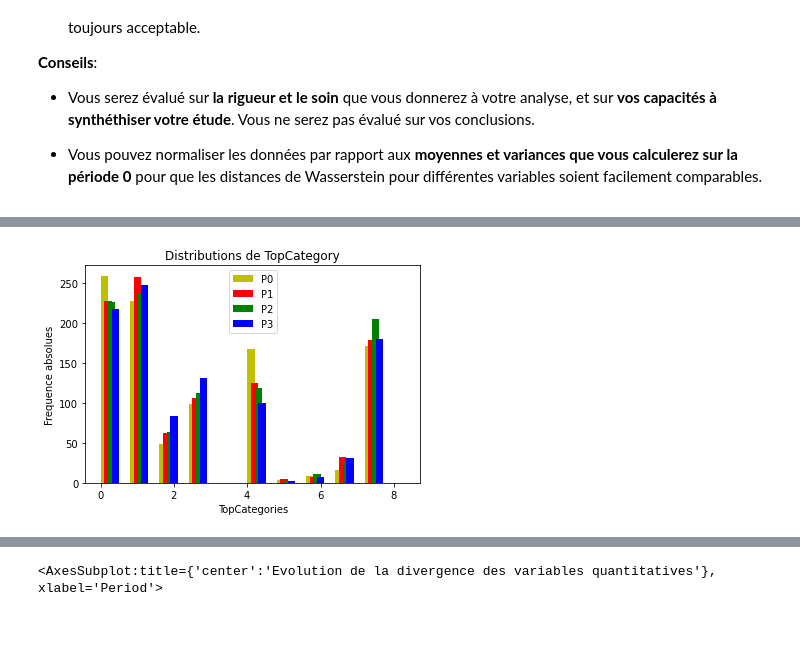
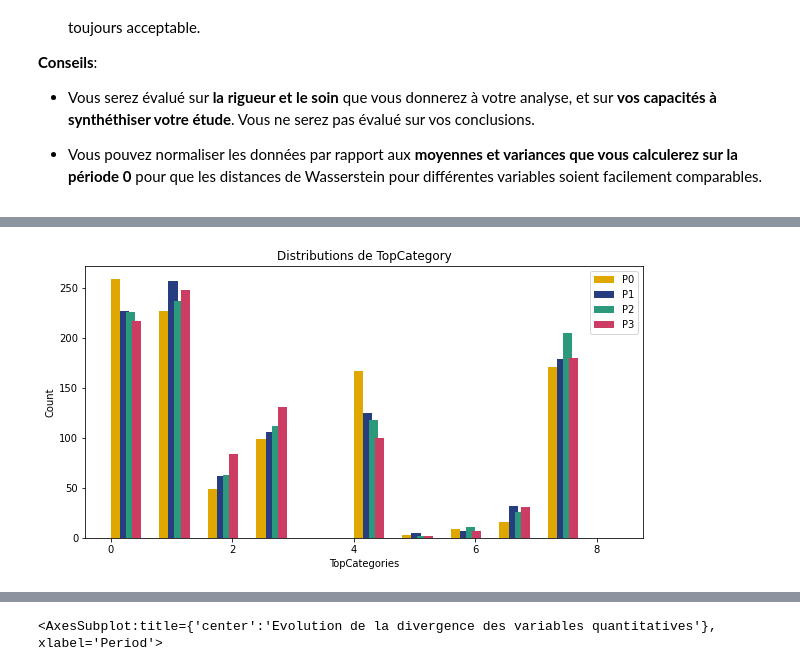
Before and after one commit to fereol023/Test_Technique_DA, a Jupyter notebook: TestTechniqueDerive_Sujet.ipynb, the cells around one changed output, grey strips where cells are left out. Cells and saved outputs as stored; diff of their text form; code cells hidden in the pictures; blank space fills up the shorter version.

```diff
--- a/TestTechniqueDerive_Sujet.ipynb
+++ b/TestTechniqueDerive_Sujet.ipynb
@@ -487,15 +493,17 @@ Les 4 distributions de la variable
 # %%
-plt.hist(df0['TopCategory'], width=0.2, color='y')
-plt.hist(df1['TopCategory']+0.1, width=0.2, color='r')
-plt.hist(df2['TopCategory']+0.2, width=0.2, color='g')
-plt.hist(df3['TopCategory']+0.3, width=0.2, color='b')
+plt.figure(figsize=(10, 5))
+
+plt.hist(df0['TopCategory'], width=0.15, color='#dfa700')
+plt.hist(df1['TopCategory']+0.15, width=0.15, color='#263e7f')
+plt.hist(df2['TopCategory']+0.25, width=0.15, color='#2d997c')
+plt.hist(df3['TopCategory']+0.35, width=0.15, color='#cc3c63')
 
 # labels et title
 plt.legend(['P0', 'P1', 'P2', 'P3'])
 plt.xlabel('TopCategories')
-plt.ylabel('Frequence absolues')
+plt.ylabel('Count')
 plt.title('Distributions de TopCategory')
 
 plt.show()
 # %% [output]
-[figure, old version]
+[figure, new version]
```
Also changed, not shown: parts of 49 cells of this notebook.
